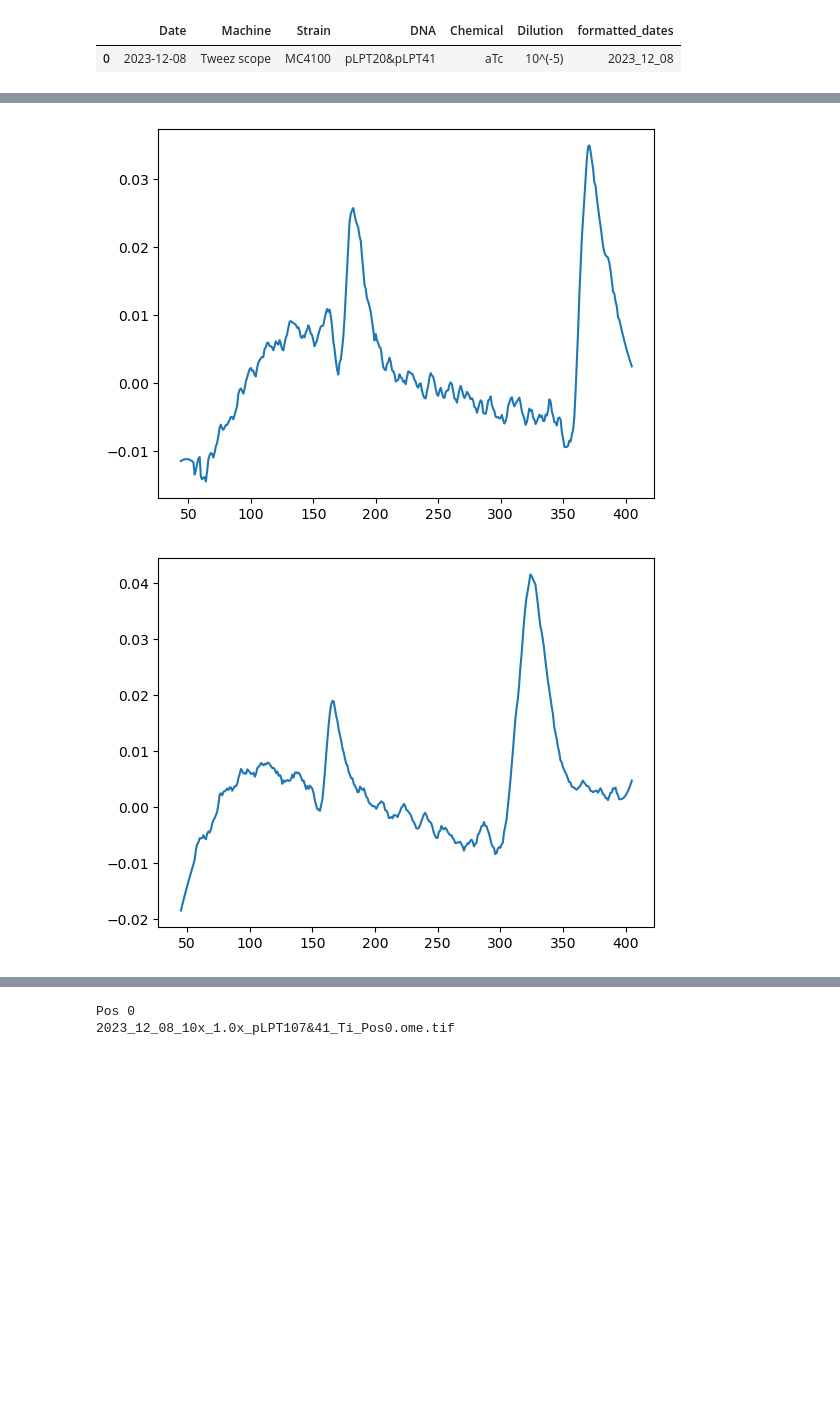
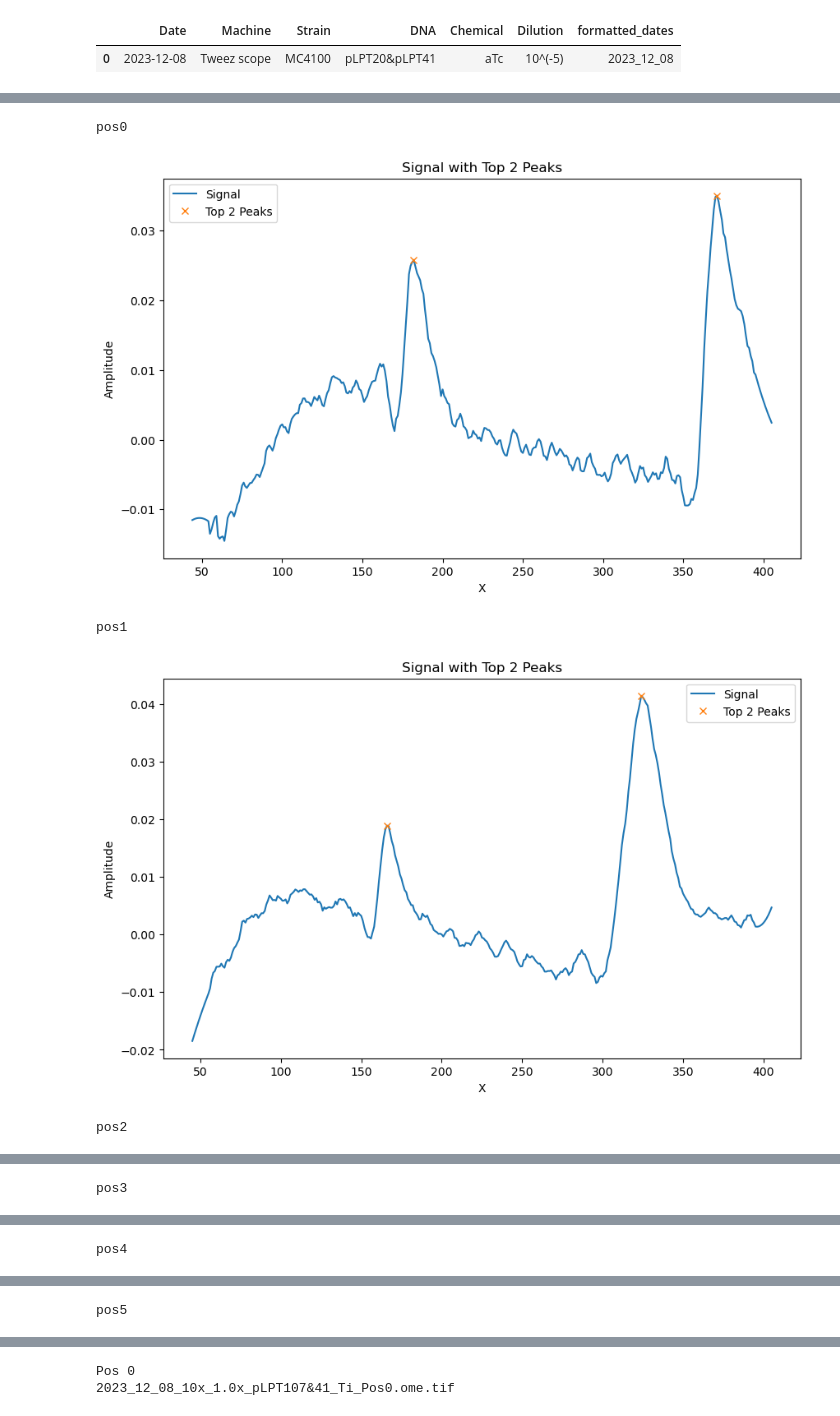
Before and after one commit to RudgeLab/popdyn, a Jupyter notebook: Notebooks/Chapter 3 - a. Mean fluo.ipynb, the cells around one changed output, grey strips where cells are left out. Drawn from its saved outputs; the diff is of its cells as text; code cells hidden in the pictures; blank space fills up the shorter version.

```diff
--- a/Notebooks/Chapter 3 - a. Mean fluo.ipynb
+++ b/Notebooks/Chapter 3 - a. Mean fluo.ipynb
@@ -88,9 +86,29 @@ df_pos.head()
 # %%
-dlrhos_center = np.zeros((len(poss), 406, 2))
-for i, pos in enumerate(poss):
+wave_arr = np.zeros((14,2))
+dlrhos_center = np.zeros((14, 406, 2))
+for i, pos in enumerate(range(14)):
+    print(f"pos{i}")
     dlrhos_center[i,:,:] = np.load(os.path.join(path_ext,scope_name,exp_date,folder_results,f"pos{pos}", 'dlrho_center.npy'))
-    plt.plot(dlrhos_center[i,:,0])
+    dlrhos = dlrhos_center[i,:,:]
+    t = np.arange(406)
+    signal = dlrhos
+    peaks, properties = find_peaks(dlrhos[:,0], height=-0.04, prominence=0.005)  # Adjust parameters based on your signal
+
+    sorted_indices = np.argsort(properties['peak_heights'])[-2:]  # Get indices of the top 2 peaks by height
+    top_peaks = peaks[sorted_indices]
+
+    plt.figure(figsize=(10, 6))
+    plt.plot(t, dlrhos[:,0], label='Signal')
+    plt.plot(t[top_peaks], dlrhos[top_peaks,0], "x", label='Top 2 Peaks')
+    plt.title('Signal with Top 2 Peaks')
+    plt.xlabel('X')
+    plt.ylabel('Amplitude')
+    plt.legend()
     plt.show()
+    wave_arr[pos,:] = t[top_peaks]
 # %% [output]
+pos0
-[figure, old version]
+[figure, new version]
+pos1
-[figure, old version]
+[figure, new version]
+pos2
@@ -97,0 +116 @@ for i, pos in enumerate(poss):
+pos3
@@ -98,0 +118 @@ for i, pos in enumerate(poss):
+pos4
@@ -99,0 +120 @@ for i, pos in enumerate(poss):
+pos5
```
Also changed, not shown: parts of 14 cells of this notebook, 8 other files.
